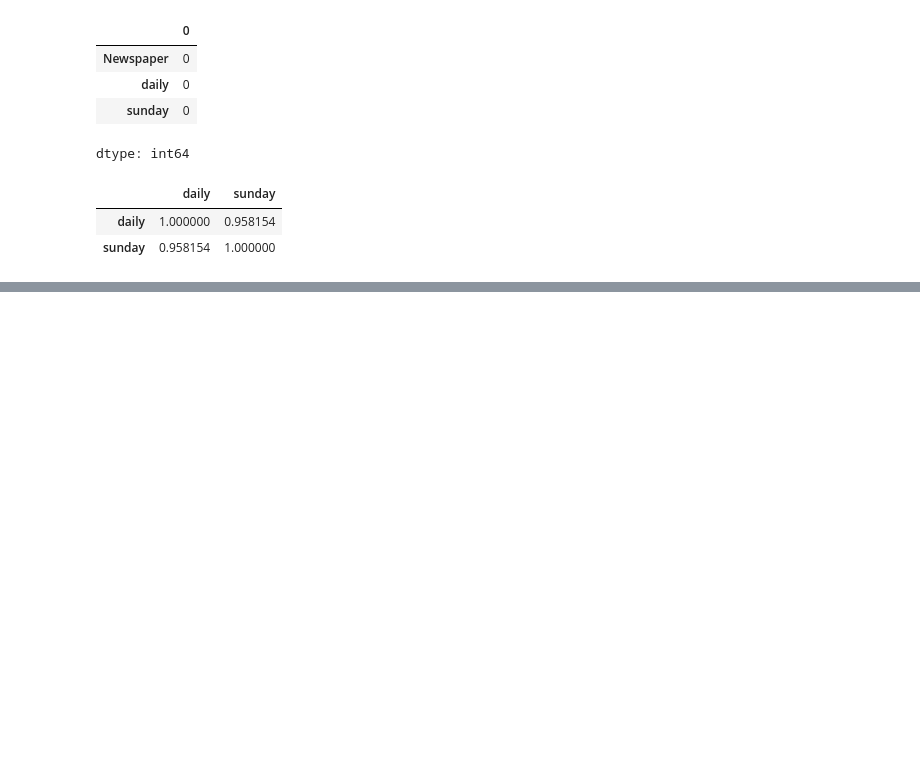
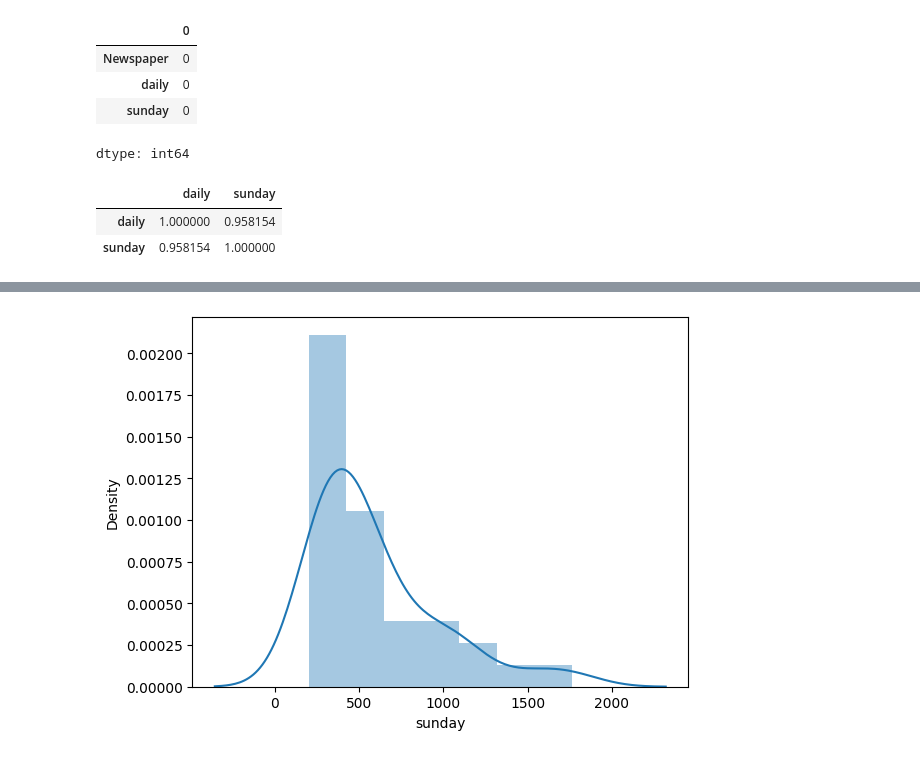
Before and after one commit to Akhilesh2804/python, a Jupyter notebook: DAY_18.ipynb, the cells around one changed output, grey strips where cells are left out. Cells and saved outputs as stored; diff of their text form; code cells hidden in the pictures; blank space fills up the shorter version.

```diff
--- a/DAY_18.ipynb
+++ b/DAY_18.ipynb
@@ -84,0 +92,5 @@ import seaborn as sns
+# %%
+sns.distplot(data['sunday'])
+plt.show()
+# %% [output]
+[figure, added]
```
Also changed, not shown: parts of 9 cells of this notebook.
